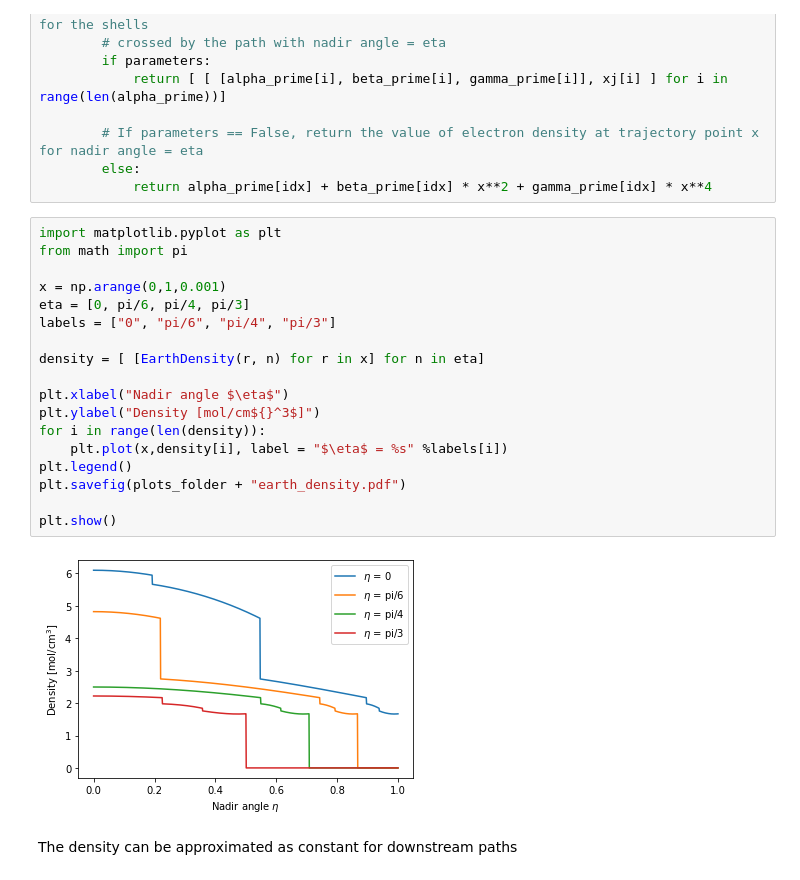
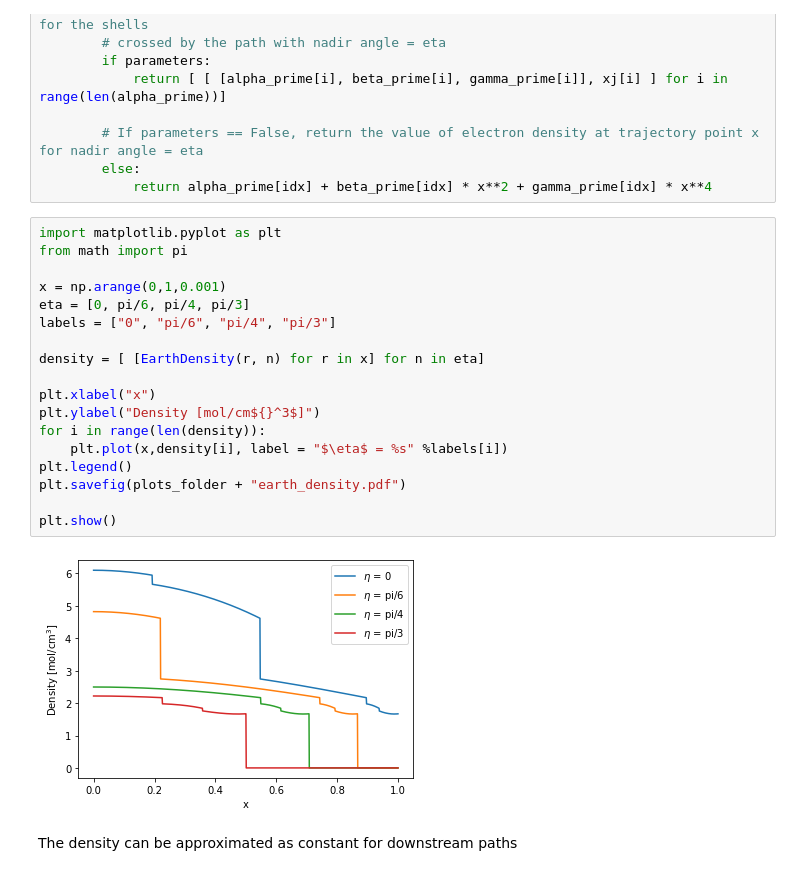
Before and after one commit to michelelucente/PEANUTS, a Jupyter notebook: Code/Functions/working_notebook.ipynb, the cells around one changed output. Drawn from its saved outputs; the diff is of its cells as text.

```diff
--- a/Code/Functions/working_notebook.ipynb
+++ b/Code/Functions/working_notebook.ipynb
@@ -272,23 +319,23 @@ See hep-ph/9702343 for the definition of trajectory coordinate and Earth density
 # %%
 import matplotlib.pyplot as plt
 from math import pi
 
 x = np.arange(0,1,0.001)
 eta = [0, pi/6, pi/4, pi/3]
 labels = ["0", "pi/6", "pi/4", "pi/3"]
 
 density = [ [EarthDensity(r, n) for r in x] for n in eta]
 
-plt.xlabel("Nadir angle $\eta$")
+plt.xlabel("x")
 plt.ylabel("Density [mol/cm${}^3$]")
 for i in range(len(density)):
     plt.plot(x,density[i], label = "$\eta$ = %s" %labels[i])
 plt.legend()
 plt.savefig(plots_folder + "earth_density.pdf")
 
 plt.show()
 # %% [output]
-[figure, old version]
+[figure, new version]
 # %% [markdown]
 The density can be approximated as constant for downstream paths
 # %%
```
Also changed, not shown: parts of 45 cells of this notebook.
